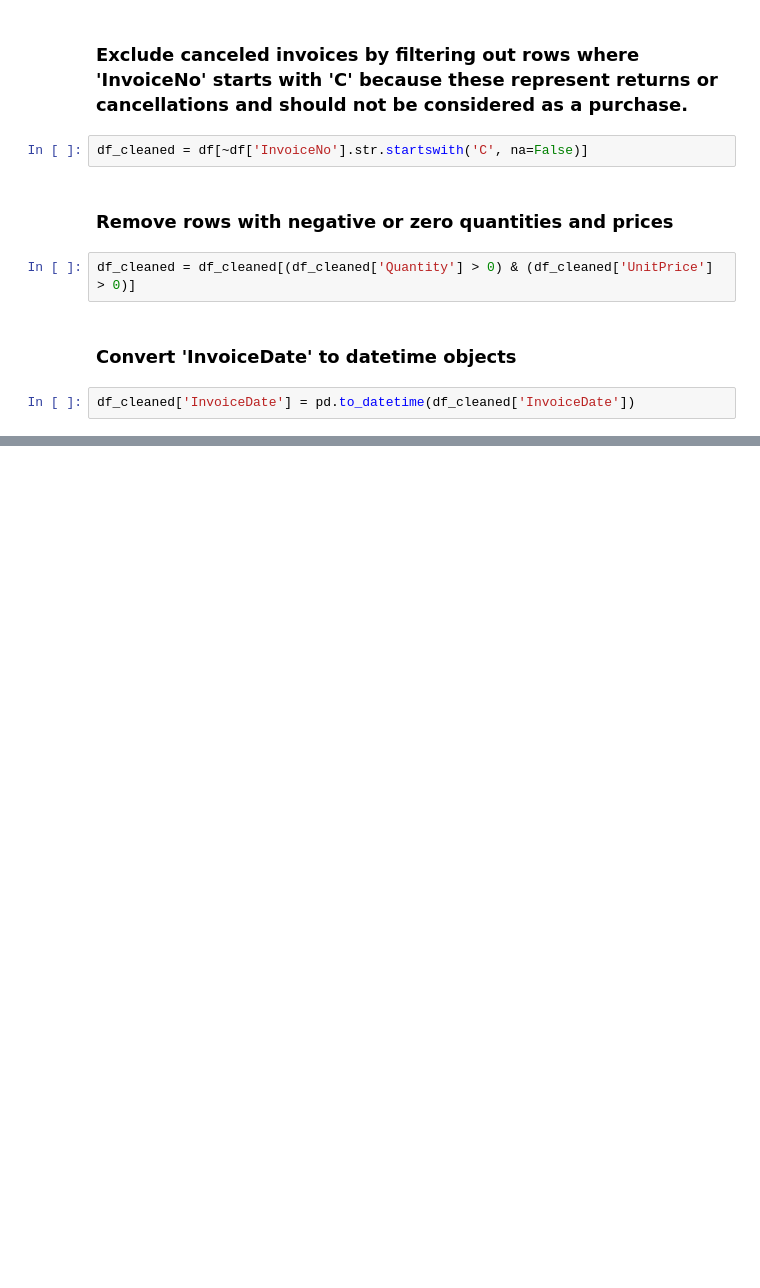
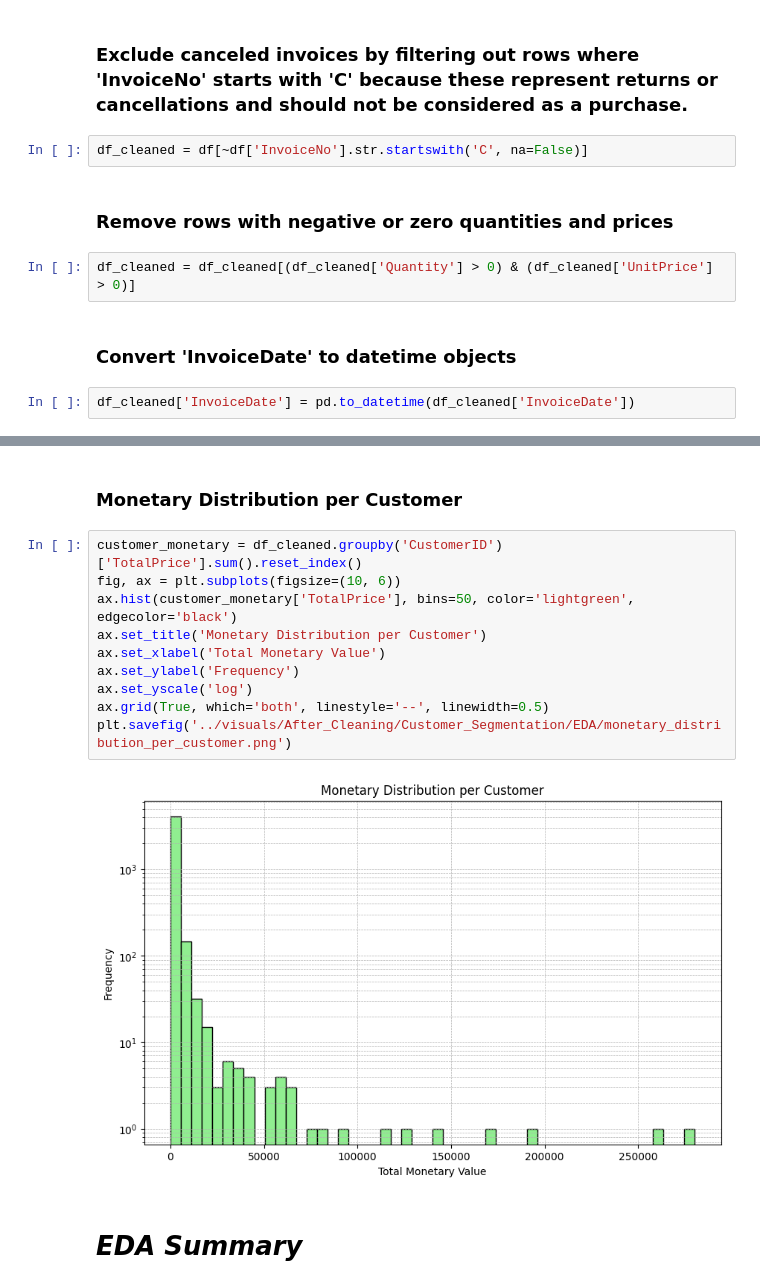
Before and after one commit to Sumit-Prasad01/Customer-Segmentation-and-Product-Recommendations, a Jupyter notebook: notebooks/02_data_preprocessing.ipynb, the cells around one changed output, grey strips where cells are left out. Saved outputs shown, nothing was run; the diff lists cells and outputs as text; blank space fills up the shorter version.

```diff
--- a/notebooks/02_data_preprocessing.ipynb
+++ b/notebooks/02_data_preprocessing.ipynb
@@ -144,0 +224,16 @@ df_cleaned.shape
+# %% [markdown]
+### Monetary Distribution per Customer
+# %%
+customer_monetary = df_cleaned.groupby('CustomerID')['TotalPrice'].sum().reset_index()
+fig, ax = plt.subplots(figsize=(10, 6))
+ax.hist(customer_monetary['TotalPrice'], bins=50, color='lightgreen', edgecolor='black')
+ax.set_title('Monetary Distribution per Customer')
+ax.set_xlabel('Total Monetary Value')
+ax.set_ylabel('Frequency')
+ax.set_yscale('log')
+ax.grid(True, which='both', linestyle='--', linewidth=0.5)
+plt.savefig('../visuals/After_Cleaning/Customer_Segmentation/EDA/monetary_distribution_per_customer.png')
+# %% [output]
+[figure, added]
+# %% [markdown]
+# ***EDA Summary***
```
Also changed, not shown: parts of 52 cells of this notebook, 12 other files.
